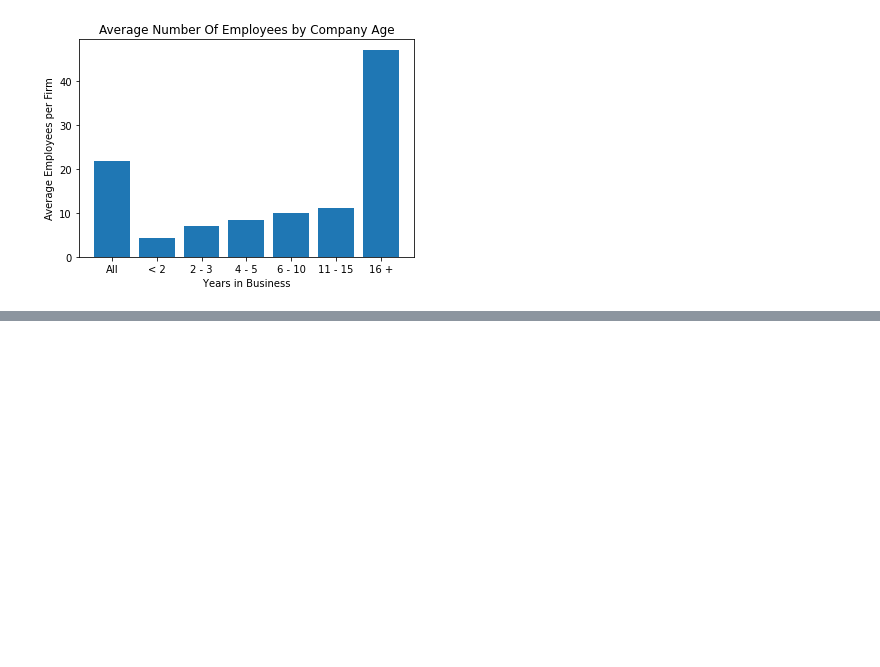
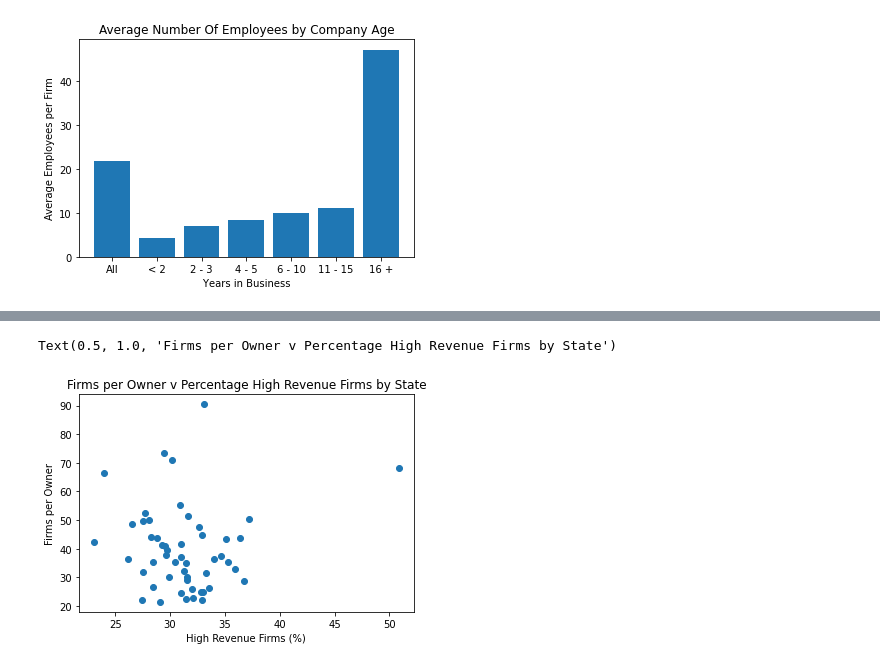
Before and after one commit to kaigui/week-8-assessment, a Jupyter notebook: ETL/gangwish-abs-etl.ipynb, the cells around one changed output, grey strips where cells are left out. Cells and saved outputs as stored; diff of their text form; code cells hidden in the pictures; blank space fills up the shorter version.

```diff
--- a/ETL/gangwish-abs-etl.ipynb
+++ b/ETL/gangwish-abs-etl.ipynb
@@ -75,0 +75,4 @@ cs_cbo['FIRM / OWNER'] = cs_cbo['FIRMPDEMP'] / cs_cbo['OWNPDEMP']
+# %%
+cs_hrf_p = cs_hrf.merge(cs_total, how = 'inner', on = 'NAME')
+# %%
+cs_hrf_p['HRF %'] = cs_hrf_p['FIRMPDEMP_x'] / cs_hrf_p['FIRMPDEMP_y'] * 100
@@ -118,0 +150,12 @@ fig.show()
+# %%
+fig = plt.figure()
+fig.patch.set_facecolor('white')
+fig.patch.set_alpha(0.9)
+
+plt.scatter(cs_hrf_p['HRF %'], cs_cbo['FIRM / OWNER'])
+plt.xlabel('High Revenue Firms (%)')
+plt.ylabel('Firms per Owner')
+plt.title('Firms per Owner v Percentage High Revenue Firms by State')
+# %% [output]
+Text(0.5, 1.0, 'Firms per Owner v Percentage High Revenue Firms by State')
+[figure, added]
```
Also changed, not shown: parts of 17 cells of this notebook.
